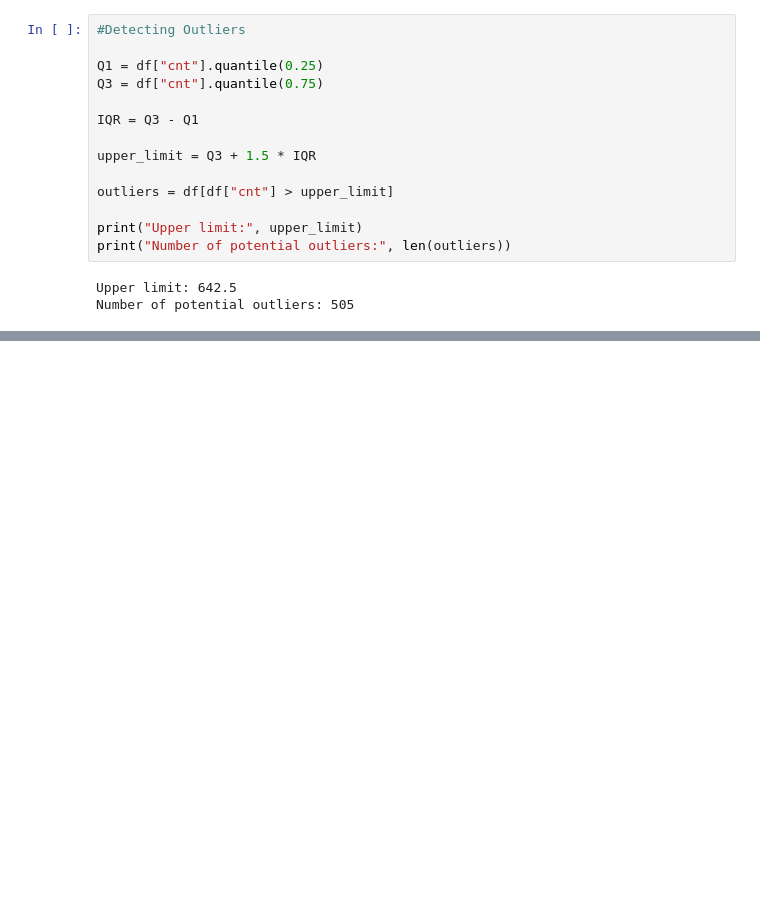
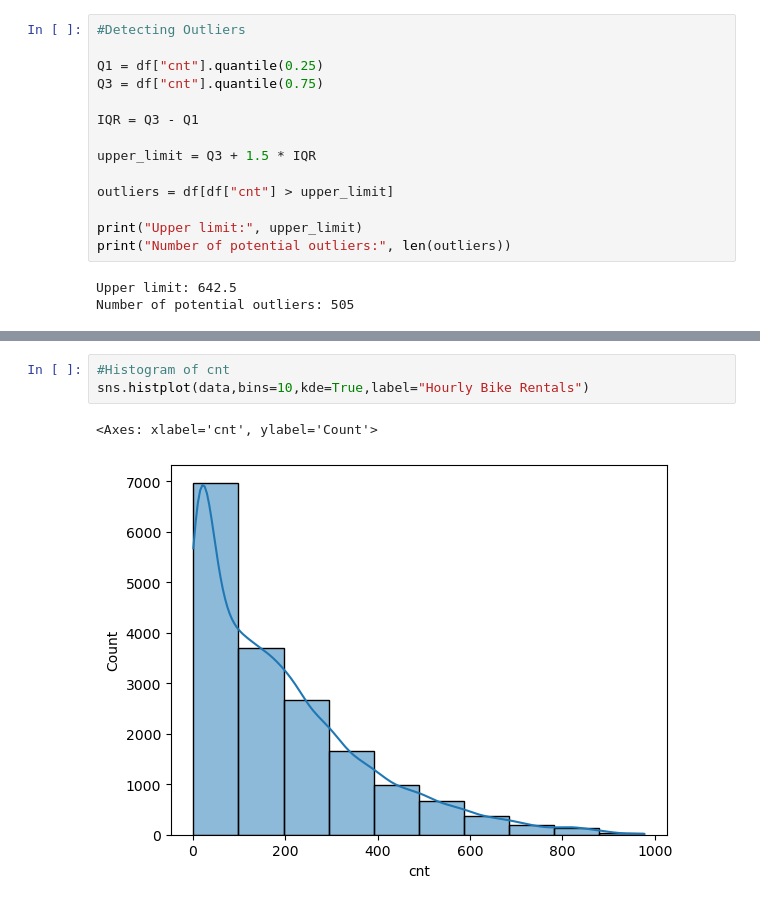
Before and after one commit to 2026623-Student/Statistical-Project, a Jupyter notebook: Bikes_Jupyter.ipynb, the cells around one changed output, grey strips where cells are left out. Cells and saved outputs as stored; diff of their text form; blank space fills up the shorter version.

Commit message:
adding some graphics
histogram and boxplot

```diff
--- a/Bikes_Jupyter.ipynb
+++ b/Bikes_Jupyter.ipynb
@@ -175,0 +190,6 @@ Number of potential outliers: 505
+# %%
+#Histogram of cnt
+sns.histplot(data,bins=10,kde=True,label="Hourly Bike Rentals")
+# %% [output]
+<Axes: xlabel='cnt', ylabel='Count'>
+[figure, added]
```
Also changed, not shown: parts of 2 cells of this notebook, 1 other file.
